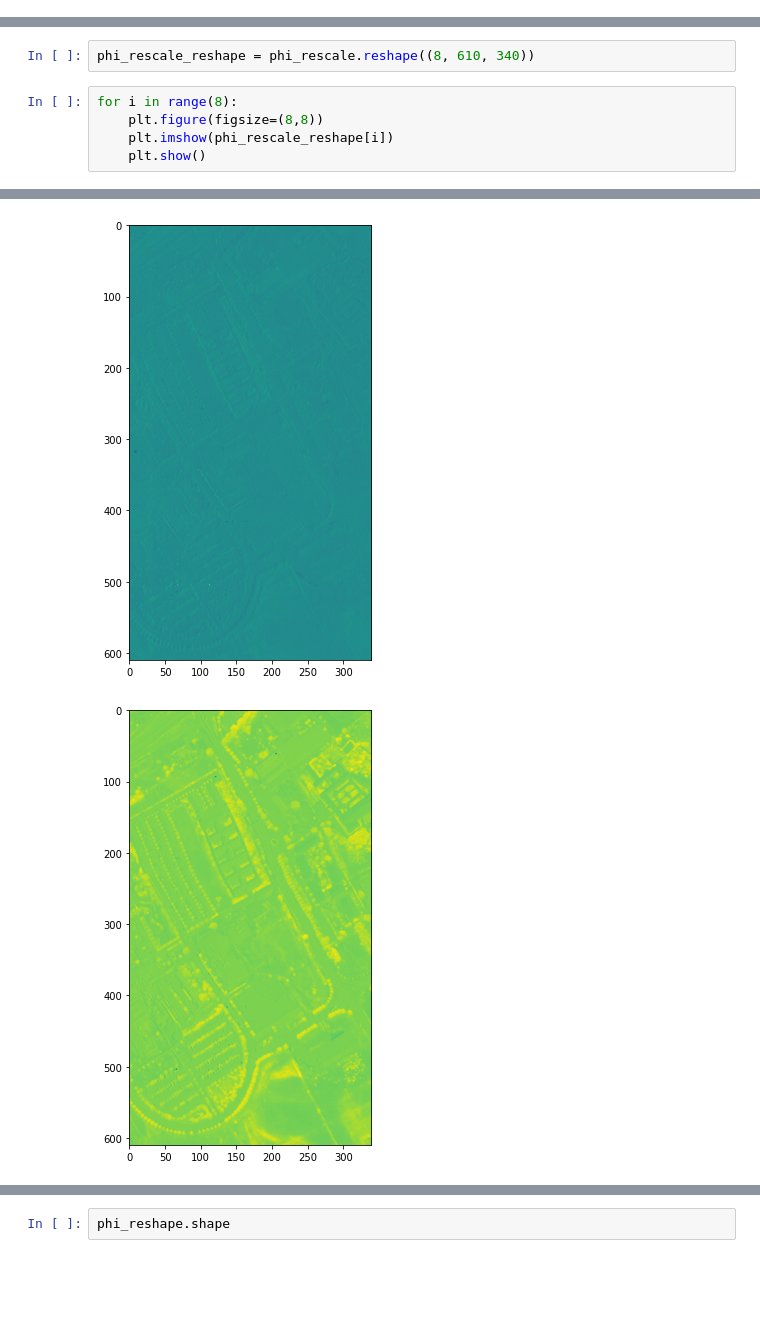
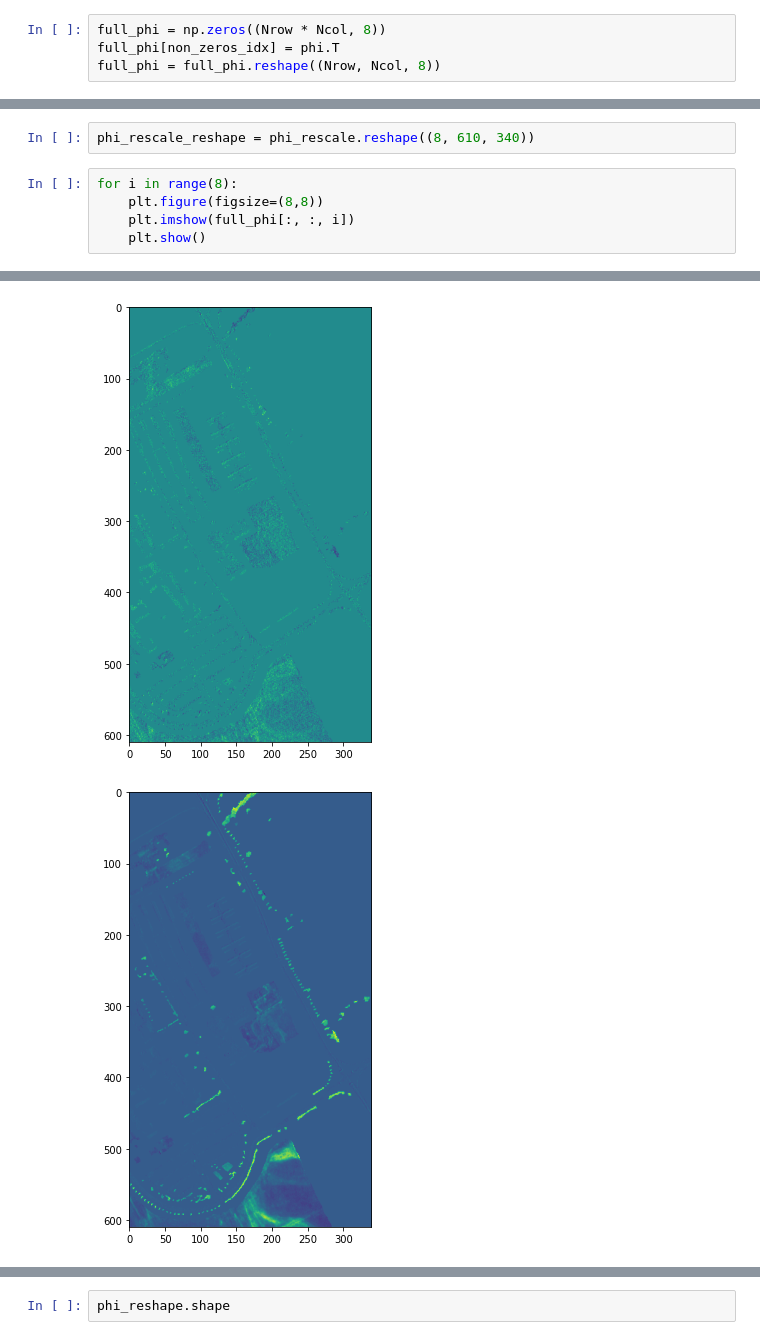
Before and after one commit to drguigui1/Unmixing-HSI, a Jupyter notebook: TP_demelange.ipynb, the cells around one changed output, grey strips where cells are left out. Cells and saved outputs as stored; diff of their text form; blank space fills up the shorter version.

```diff
--- a/TP_demelange.ipynb
+++ b/TP_demelange.ipynb
@@ -345,0 +329,4 @@ phi.shape
+# %%
+full_phi = np.zeros((Nrow * Ncol, 8))
+full_phi[non_zeros_idx] = phi.T
+full_phi = full_phi.reshape((Nrow, Ncol, 8))
@@ -369,6 +360,6 @@ phi_rescale_reshape = phi_rescale.reshape((8, 610, 340))
 # %%
 for i in range(8):
     plt.figure(figsize=(8,8))
-    plt.imshow(phi_rescale_reshape[i])
+    plt.imshow(full_phi[:, :, i])
     plt.show()
 # %% [output]
@@ -377,2 +368,2 @@ for i in range(8):
-[figure, old version]
+[figure, new version]
-[figure, old version]
+[figure, new version]
```
Also changed, not shown: parts of 12 cells of this notebook.
